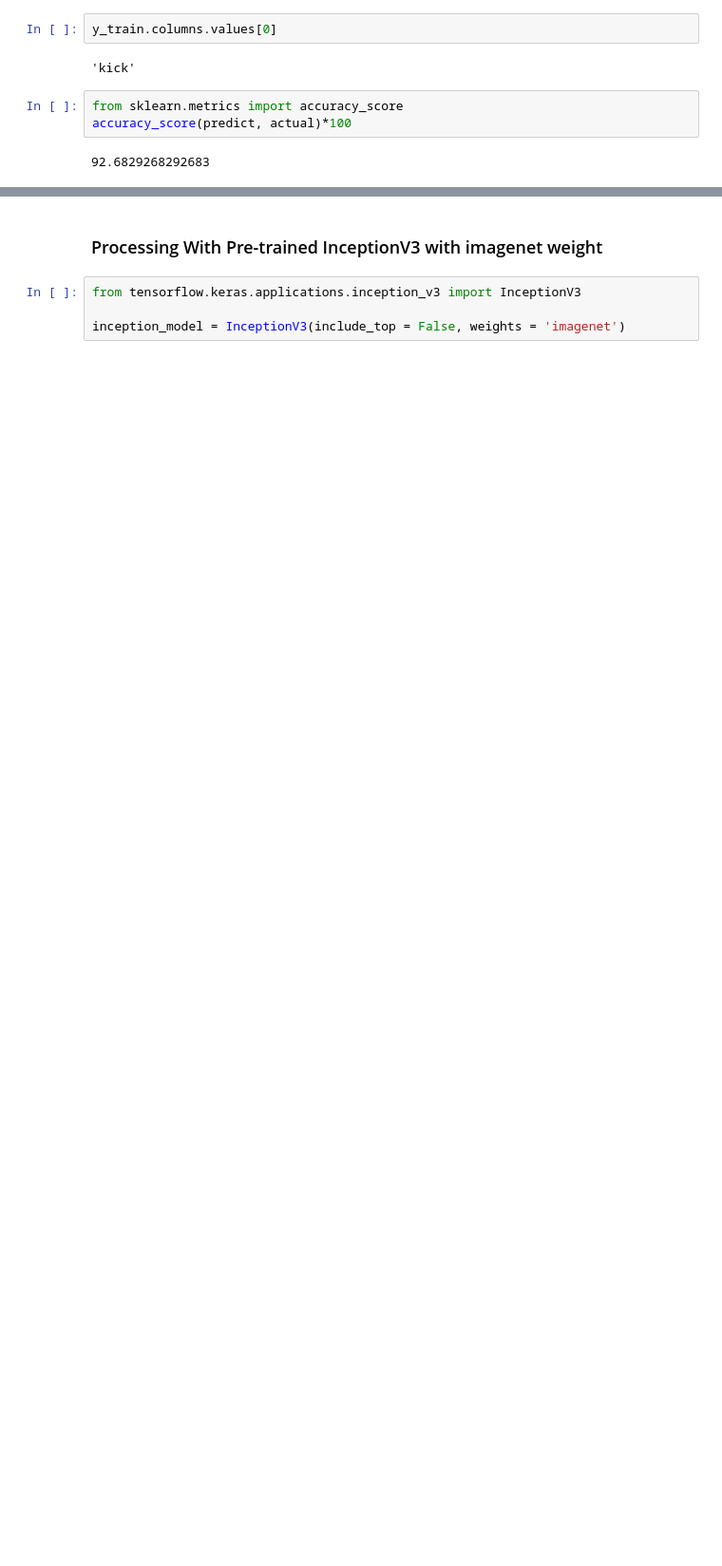
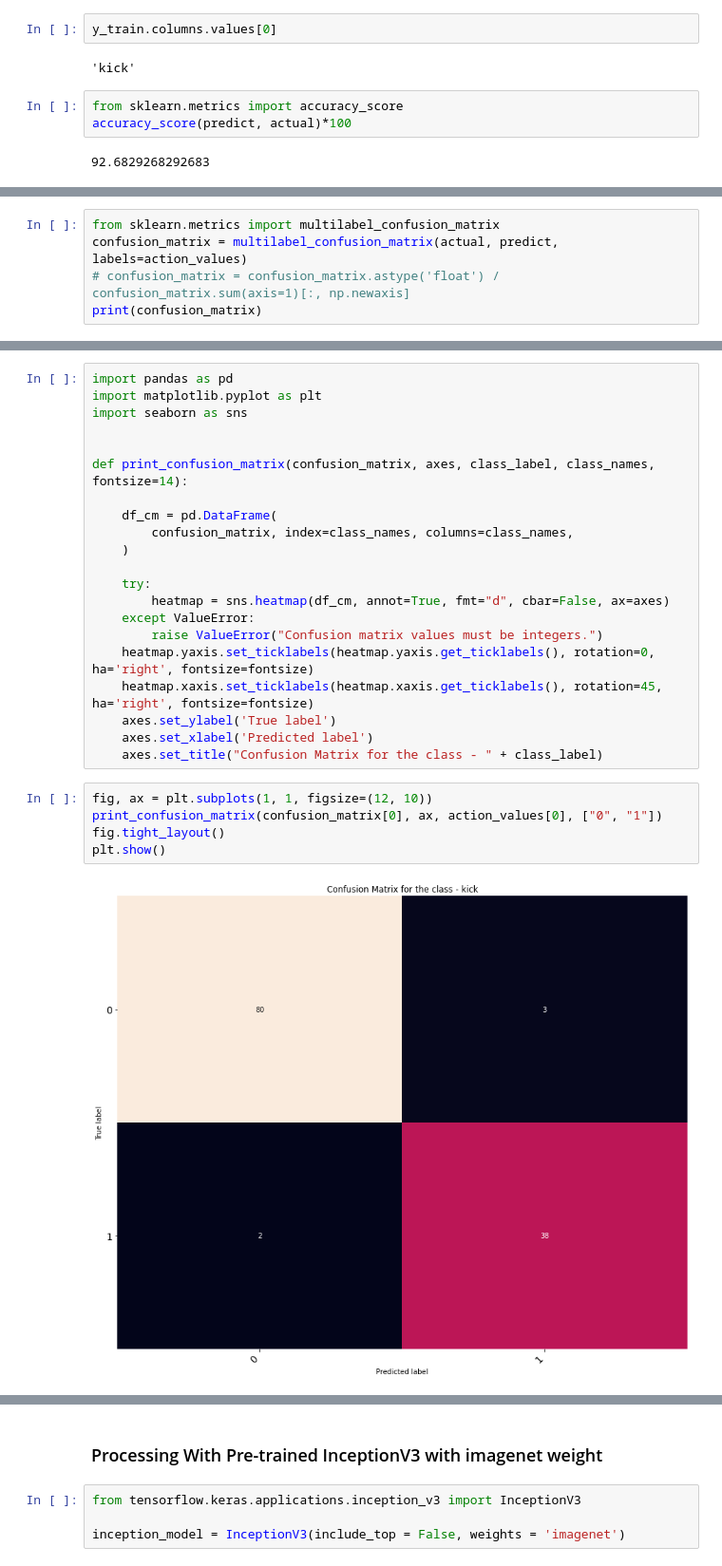
Before and after one commit to mushfiqulIslam/real-time-action-recognition-from-video-footage, a Jupyter notebook: action-recognition.ipynb, the cells around one changed output, grey strips where cells are left out. Shown: that part at 95% size. Drawn from its saved outputs; the diff is of its cells as text; blank space fills up the shorter version.

Commit message:
calculated precision, recall,f1 and confusion matrix

```diff
--- a/action-recognition.ipynb
+++ b/action-recognition.ipynb
@@ -409,0 +437,5 @@ accuracy_score(predict, actual)*100
+# %%
+from sklearn.metrics import multilabel_confusion_matrix
+confusion_matrix = multilabel_confusion_matrix(actual, predict, labels=action_values)
+# confusion_matrix = confusion_matrix.astype('float') / confusion_matrix.sum(axis=1)[:, np.newaxis]
+print(confusion_matrix)
@@ -409,0 +451,28 @@ accuracy_score(predict, actual)*100
+# %%
+import pandas as pd
+import matplotlib.pyplot as plt
+import seaborn as sns
+
+
+def print_confusion_matrix(confusion_matrix, axes, class_label, class_names, fontsize=14):
+
+    df_cm = pd.DataFrame(
+        confusion_matrix, index=class_names, columns=class_names,
+    )
+
+    try:
+        heatmap = sns.heatmap(df_cm, annot=True, fmt="d", cbar=False, ax=axes)
+    except ValueError:
+        raise ValueError("Confusion matrix values must be integers.")
+    heatmap.yaxis.set_ticklabels(heatmap.yaxis.get_ticklabels(), rotation=0, ha='right', fontsize=fontsize)
+    heatmap.xaxis.set_ticklabels(heatmap.xaxis.get_ticklabels(), rotation=45, ha='right', fontsize=fontsize)
+    axes.set_ylabel('True label')
+    axes.set_xlabel('Predicted label')
+    axes.set_title("Confusion Matrix for the class - " + class_label)
+# %%
+fig, ax = plt.subplots(1, 1, figsize=(12, 10))
+print_confusion_matrix(confusion_matrix[0], ax, action_values[0], ["0", "1"])
+fig.tight_layout()
+plt.show()
+# %% [output]
+[figure, added]
```
Also changed, not shown: parts of 42 cells of this notebook, 1 other file.
